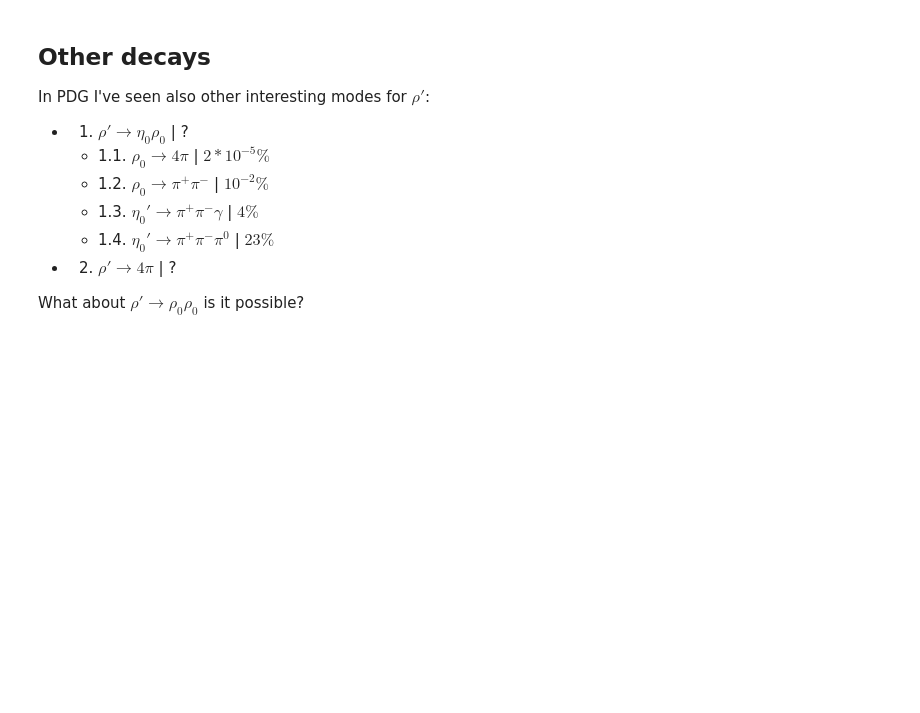
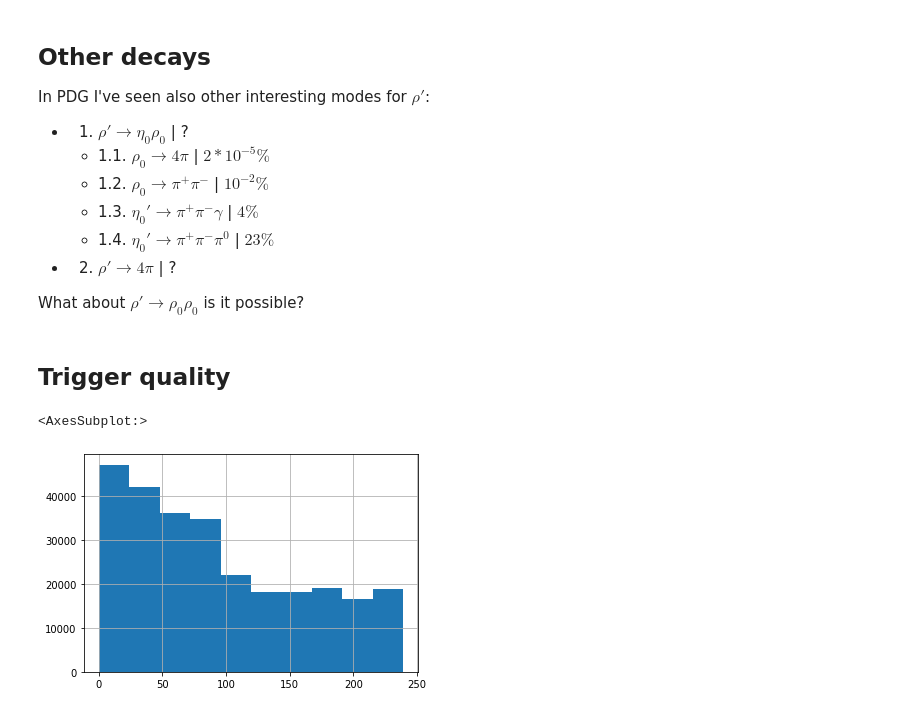
Before and after one commit to bdrum/cern-physics, a Jupyter notebook: notebooks/4TracksAnalysis.ipynb, the cells around one changed output. Saved outputs shown, nothing was run; the diff lists cells and outputs as text; code cells hidden in the pictures; blank space fills up the shorter version.

```diff
--- a/notebooks/4TracksAnalysis.ipynb
+++ b/notebooks/4TracksAnalysis.ipynb
@@ -24,7 +24,7 @@ ccup9_2015_file = r'D:\GoogleDrive\Job\cern\Alice\analysis\data\RhoPrime\2015\4P
 tree_name = '4Prongs/events'
 # dfs.loc[0] # get dataframe part with entry = 0
 
-branches = ['T_Px', 'T_Py', 'T_Pz',  'T_Q', 'T_NumberOfSigmaTPCPion', 'T_TPCRefit', 'T_TPCNCls', 'T_Phi', 'T_Eta']
+branches = ['T_Px', 'T_Py', 'T_Pz',  'T_Q', 'T_NumberOfSigmaTPCPion', 'T_TPCRefit', 'T_TPCNCls', 'T_Phi', 'T_Eta', 'T_HasPointOnITSLayer0','T_HasPointOnITSLayer1', 'T_ITSModuleInner', 'T_ITSModuleOuter']
 
 ft = FourTrackEvents(ccup9_2015_file,tree_name,branches)
 
@@ -35,6 +35,9 @@ print('Tree name:', ft.orig_events.name)
 print('Tree title:', ft.orig_events.title)
 print('Events number:', ft.orig_tracks.reset_index().entry.max())
 print('Tracks number', len(ft.orig_tracks))
+
+
+ITSSensorNums = events.arrays(filter_name=['T_ITSSensorNum'], library='pd')
 # %% [output]
 name                 | typename                 | interpretation
 ---------------------+--------------------------+-------------------------------
@@ -466,3 +500,9 @@ In PDG I've seen also other interesting modes for $\rho'$:
 - 2. $\rho' \rightarrow 4 \pi$ | ?
 
 What about $\rho' \rightarrow \rho_0 \rho_0$ is it possible?
+# %% [markdown]
+## Trigger quality
+# %%
+track_modules = ft.four_tracks_zq[['T_ITSModuleInner','T_ITSModuleOuter']] // 1000000
+for_sensors = ITSSensorNums.loc[pd.unique(ftz.reset_index().entry)]
+df = pd.merge(track_modules.reset_index(),for_sensors.groupby('entry').T_ITSSensorNum.apply(np.array),on='entry')
@@ -468,0 +512,5 @@ What about $\rho' \rightarrow \rho_0 \rho_0$ is it possible?
+# %%
+for_sensors.reset_index().T_ITSSensorNum.hist()
+# %% [output]
+<AxesSubplot:>
+[figure, added]
```
Also changed, not shown: parts of 16 cells of this notebook, 5 other files.
